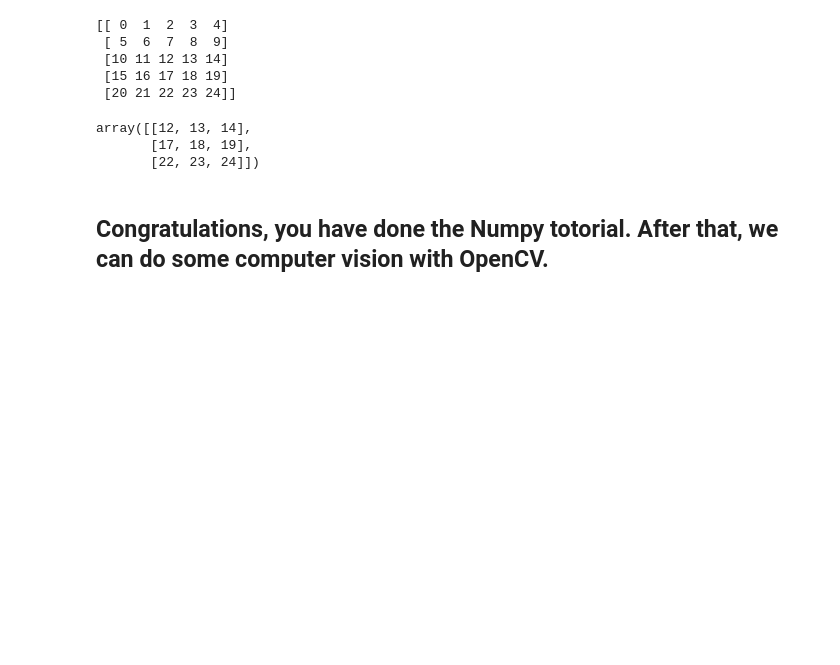
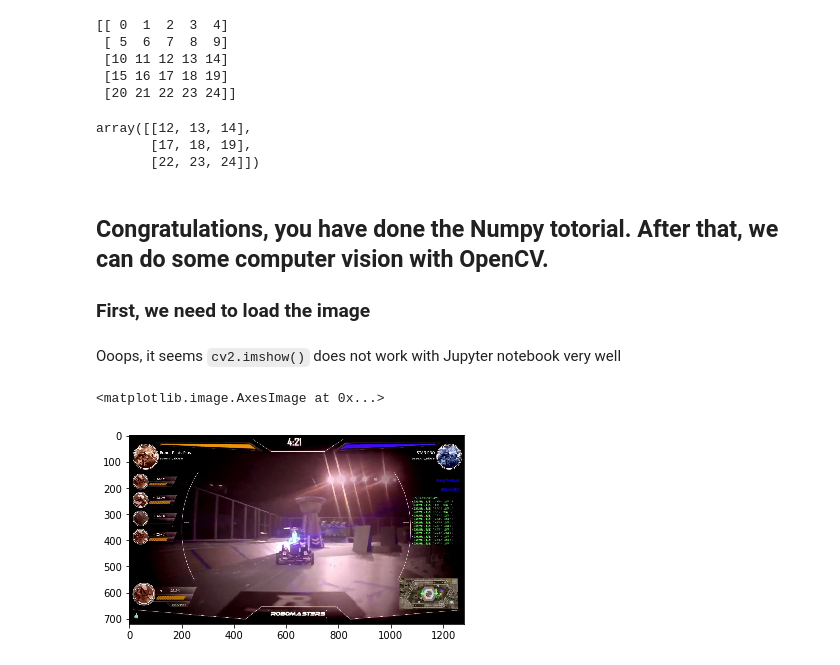
Before and after one commit to UofA-Robomasters/Starter-Code, a Jupyter notebook: tutorial.ipynb, the cells around one changed output. Drawn from its saved outputs; the diff is of its cells as text; code cells hidden in the pictures; blank space fills up the shorter version.

```diff
--- a/tutorial.ipynb
+++ b/tutorial.ipynb
@@ -294,3 +291,4 @@ array([[12, 13, 14],
        [22, 23, 24]])
 # %% [markdown]
 ## Congratulations, you have done the Numpy totorial. After that, we can do some computer vision with OpenCV.
+### First, we need to load the image
@@ -296,0 +301,12 @@ array([[12, 13, 14],
+# %% [markdown]
+Ooops, it seems `cv2.imshow()` does not work with Jupyter notebook very well
+# %%
+import cv2
+import matplotlib.pyplot as plt
+%matplotlib inline
+
+image = cv2.imread('test_images/frame1.png')
+plt.imshow(image)
+# %% [output]
+<matplotlib.image.AxesImage at 0x...>
+[figure, added]
```
Also changed, not shown: parts of 34 cells of this notebook, 1 other file.
